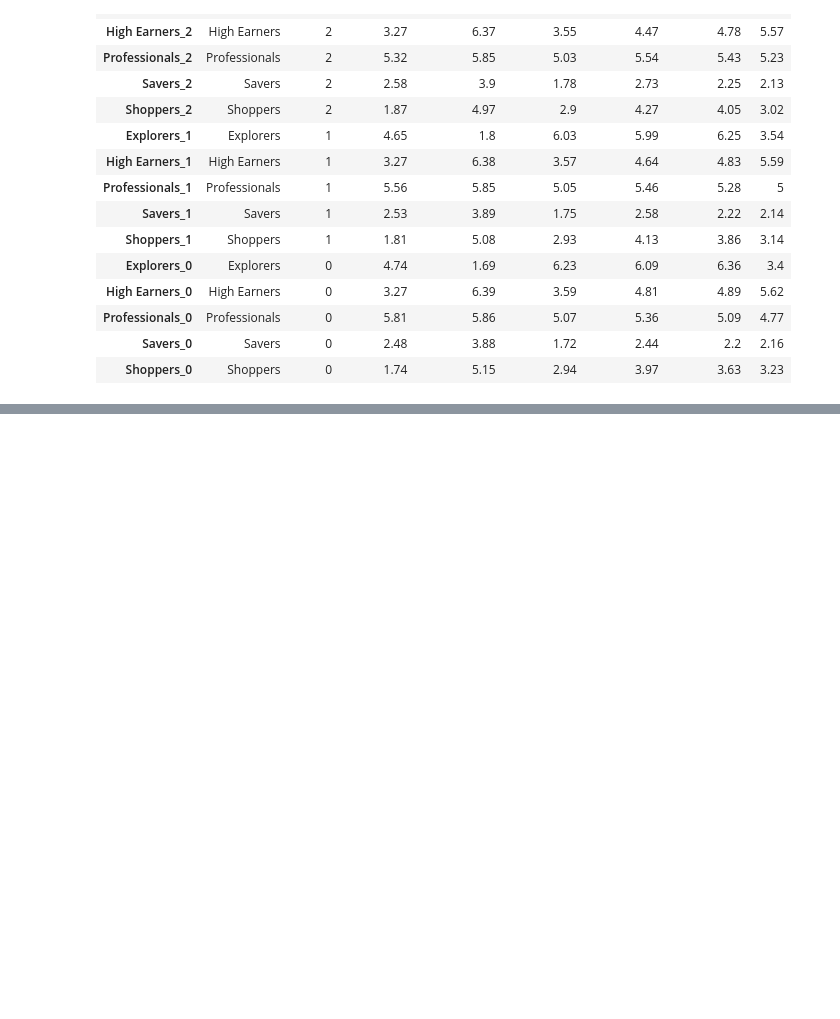
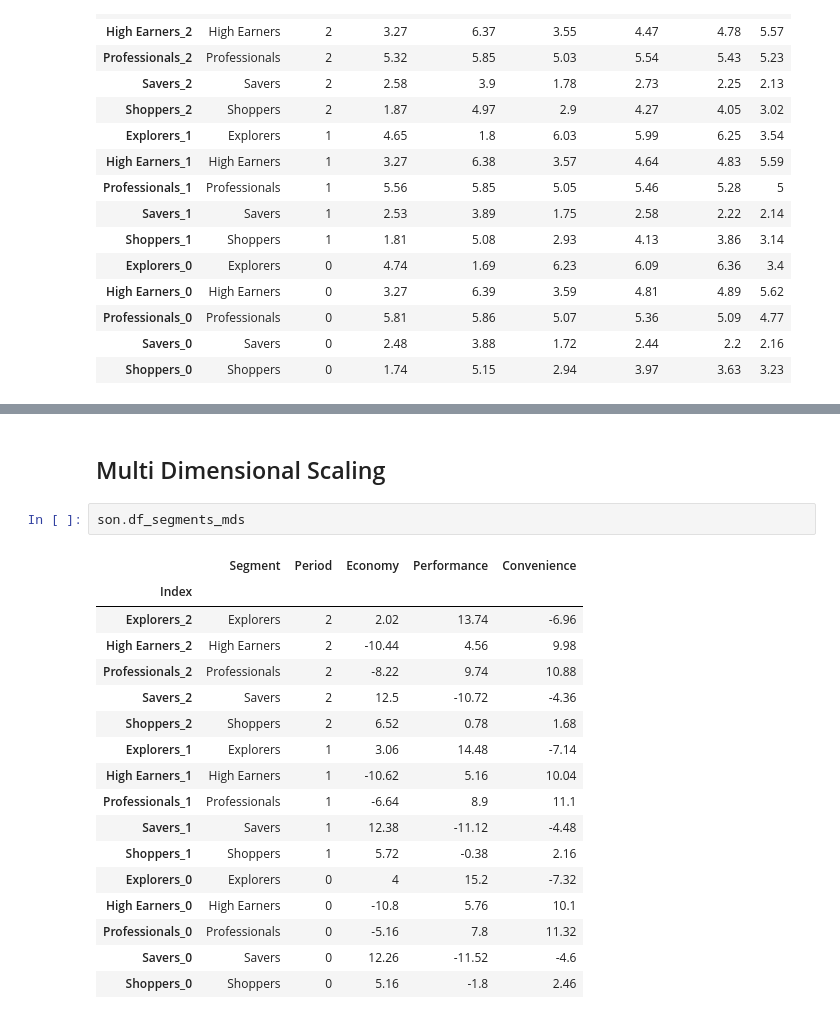
Before and after one commit to FedericoCortesi/Markstrat, a Jupyter notebook: main.ipynb, the cells around one changed output, grey strips where cells are left out. Drawn from its saved outputs; the diff is of its cells as text; blank space fills up the shorter version.

```diff
--- a/main.ipynb
+++ b/main.ipynb
@@ -201,0 +169,22 @@ all_sonites_distances[3]
+# %% [markdown]
+## Multi Dimensional Scaling
+# %%
+son.df_segments_mds
+# %% [output]
+|  | Segment | Period | Economy | Performance | Convenience |
+| Index |  |  |  |  |  |
+| Explorers_2 | Explorers | 2 | 2.02 | 13.74 | -6.96 |
+| High Earners_2 | High Earners | 2 | -10.44 | 4.56 | 9.98 |
+| Professionals_2 | Professionals | 2 | -8.22 | 9.74 | 10.88 |
+| Savers_2 | Savers | 2 | 12.5 | -10.72 | -4.36 |
+| Shoppers_2 | Shoppers | 2 | 6.52 | 0.78 | 1.68 |
+| Explorers_1 | Explorers | 1 | 3.06 | 14.48 | -7.14 |
+| High Earners_1 | High Earners | 1 | -10.62 | 5.16 | 10.04 |
+| Professionals_1 | Professionals | 1 | -6.64 | 8.9 | 11.1 |
+| Savers_1 | Savers | 1 | 12.38 | -11.12 | -4.48 |
+| Shoppers_1 | Shoppers | 1 | 5.72 | -0.38 | 2.16 |
+| Explorers_0 | Explorers | 0 | 4 | 15.2 | -7.32 |
+| High Earners_0 | High Earners | 0 | -10.8 | 5.76 | 10.1 |
+| Professionals_0 | Professionals | 0 | -5.16 | 7.8 | 11.32 |
+| Savers_0 | Savers | 0 | 12.26 | -11.52 | -4.6 |
+| Shoppers_0 | Shoppers | 0 | 5.16 | -1.8 | 2.46 |
```
Also changed, not shown: parts of 24 cells of this notebook, 2 other files.
